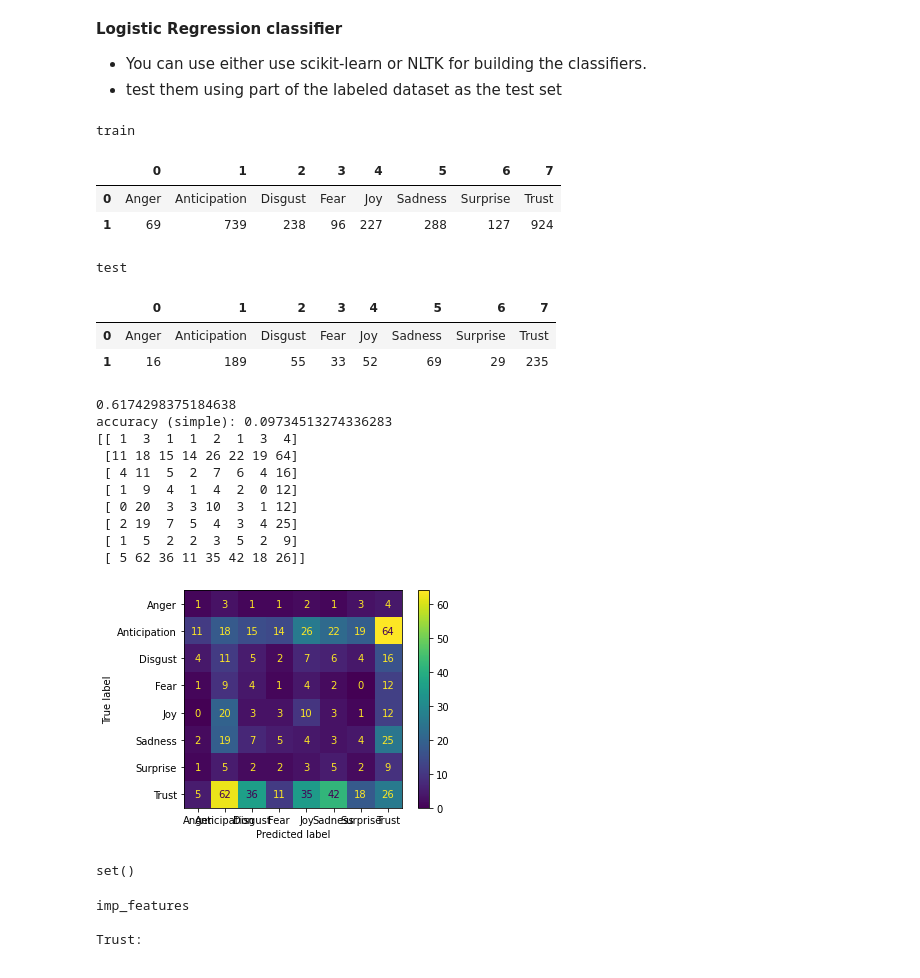
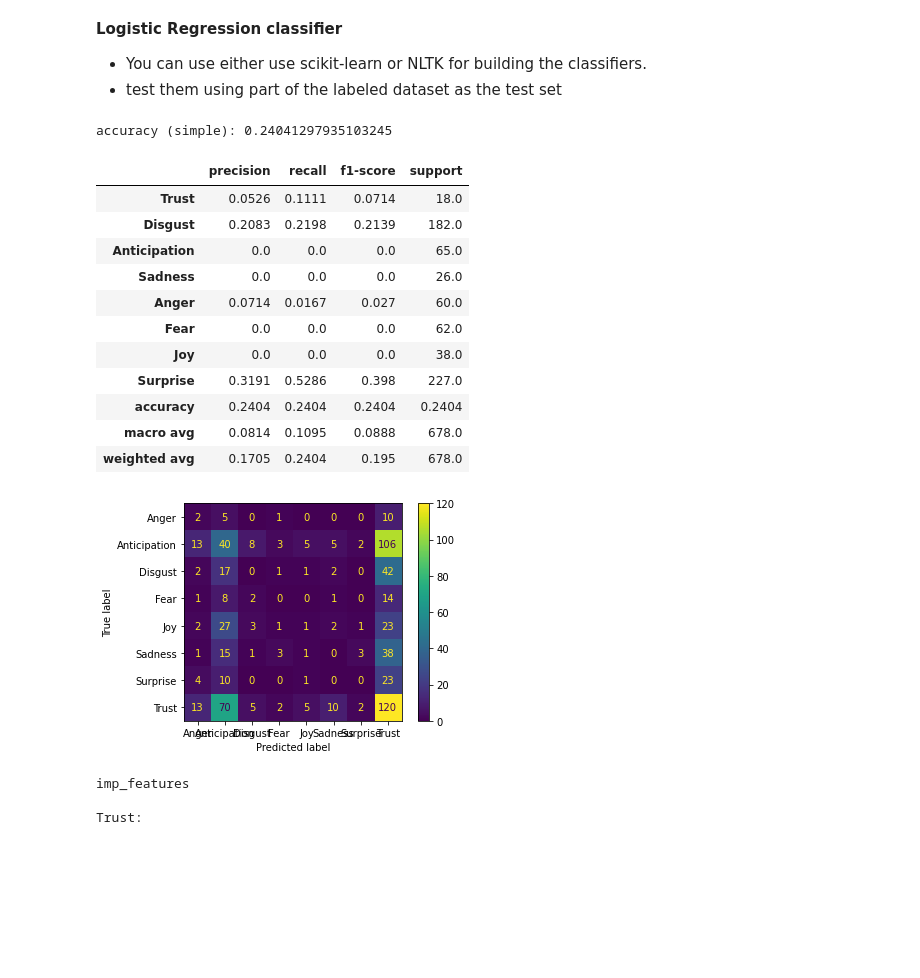
Before and after one commit to Ixurano/Project-Pettersson-Nylund, a Jupyter notebook: logistic_regression.ipynb, the cells around one changed output. Saved outputs shown, nothing was run; the diff lists cells and outputs as text; code cells hidden in the pictures; blank space fills up the shorter version.

```diff
--- a/logistic_regression.ipynb
+++ b/logistic_regression.ipynb
@@ -100,78 +129,64 @@ def get_most_informative_features(clf, vectorizer,
 # %%
 # logistic regression Classifier
 
 # Preparing the model
-X_train, X_test, y_train, y_test = train_test_split(X,y, test_size = 0.20, random_state=99) # , stratify=Labels
+X_train, X_test, y_train, y_test = train_test_split(X,y, test_size = 0.20, random_state=42) # , stratify=Labels , random_state=99
 
 
 # Display info about dataset distribution of classes
 from IPython.display import display
 import pandas as pd
 
-print("train")
-arr = pd.DataFrame(np.unique(np.array(y_train), return_counts=True))
-display(arr)
+# print("train")
+# arr = pd.DataFrame(np.unique(np.array(y_train), return_counts=True))
+# display(arr)
 
-print("test")
-arr2 = pd.DataFrame(np.unique(np.array(y_test), return_counts=True))
-display(arr2)
+# print("test")
+# arr2 = pd.DataFrame(np.unique(np.array(y_test), return_counts=True))
+# display(arr2)
 
-
-# from sklearn.linear_model import LogisticRegression
-# model = LogisticRegression()
-# model.fit(X_train, y_train)
-# model.score(X_test,y_test)
 
 # train and predict
 text_clf = pipe_clf.fit(X_train, y_train)
 predictions = pipe_clf.predict(X_test)
 
-score = pipe_clf.score(X_train,y_train)
-print(score)
-#predictions = pipe_clf.predict(y_train)
+# score = pipe_clf.score(X_train,y_train)
+# print(score)
 
-# print(y_test)
-# print(X_test)
-
-# print("X: " + str(len(X_test)))
-# print("y: " + str(len(y_test)))
 
 # print result
 print('accuracy (simple):', accuracy_score(y_test, predictions))
-# measures_info = metrics.classification_report(y_test, predictions, target_names=Labels) #, labels=np.unique(predictions)
-# print(measures_info)
+measures_info = metrics.classification_report(y_test, predictions, target_names=Labels, output_dict=True) #, labels=np.unique(predictions)
+info = pd.DataFrame(measures_info).transpose()
+info = info.round(decimals=4).astype(object)
+
+display(info)
 
 # Confusion matrix
-cnf_matrix = metrics.confusion_matrix(y_test, predictions)
-print(cnf_matrix)
+# cnf_matrix = metrics.confusion_matrix(y_test, predictions)
+# print(cnf_matrix)
 import matplotlib.pyplot as plt
 from sklearn.metrics import plot_confusion_matrix
 plot_confusion_matrix(pipe_clf, X_test, y_test)
 plt.show()
 
 # print(pipe_clf.named_steps['vect'].vocabulary_) # prints vocabulary created by CountVectorizer
-print(pipe_clf.named_steps['vect'].stop_words_)
+#print(pipe_clf.named_steps['vect'].stop_words_)
 # %% [output]
-train
+accuracy (simple): 0.24041297935103245
-|  | 0 | 1 | 2 | 3 | 4 | 5 | 6 | 7 |
-| 0 | Anger | Anticipation | Disgust | Fear | Joy | Sadness | Surprise | Trust |
-| 1 | 69 | 739 | 238 | 96 | 227 | 288 | 127 | 924 |
+|  | precision | recall | f1-score | support |
+| Trust | 0.0526 | 0.1111 | 0.0714 | 18.0 |
+| Disgust | 0.2083 | 0.2198 | 0.2139 | 182.0 |
+| Anticipation | 0.0 | 0.0 | 0.0 | 65.0 |
+| Sadness | 0.0 | 0.0 | 0.0 | 26.0 |
+| Anger | 0.0714 | 0.0167 | 0.027 | 60.0 |
+| Fear | 0.0 | 0.0 | 0.0 | 62.0 |
+| Joy | 0.0 | 0.0 | 0.0 | 38.0 |
+| Surprise | 0.3191 | 0.5286 | 0.398 | 227.0 |
+| accuracy | 0.2404 | 0.2404 | 0.2404 | 0.2404 |
+| macro avg | 0.0814 | 0.1095 | 0.0888 | 678.0 |
+| weighted avg | 0.1705 | 0.2404 | 0.195 | 678.0 |
-test
-|  | 0 | 1 | 2 | 3 | 4 | 5 | 6 | 7 |
-| 0 | Anger | Anticipation | Disgust | Fear | Joy | Sadness | Surprise | Trust |
-| 1 | 16 | 189 | 55 | 33 | 52 | 69 | 29 | 235 |
-0.6174298375184638
-accuracy (simple): 0.09734513274336283
-[[ 1  3  1  1  2  1  3  4]
- [11 18 15 14 26 22 19 64]
- [ 4 11  5  2  7  6  4 16]
- [ 1  9  4  1  4  2  0 12]
- [ 0 20  3  3 10  3  1 12]
- [ 2 19  7  5  4  3  4 25]
- [ 1  5  2  2  3  5  2  9]
- [ 5 62 36 11 35 42 18 26]]
-[figure, old version]
+[figure, new version]
-set()
 # %%
 vectorizer = pipe_clf.named_steps['vect']
 
```
Also changed, not shown: parts of 3 cells of this notebook.
